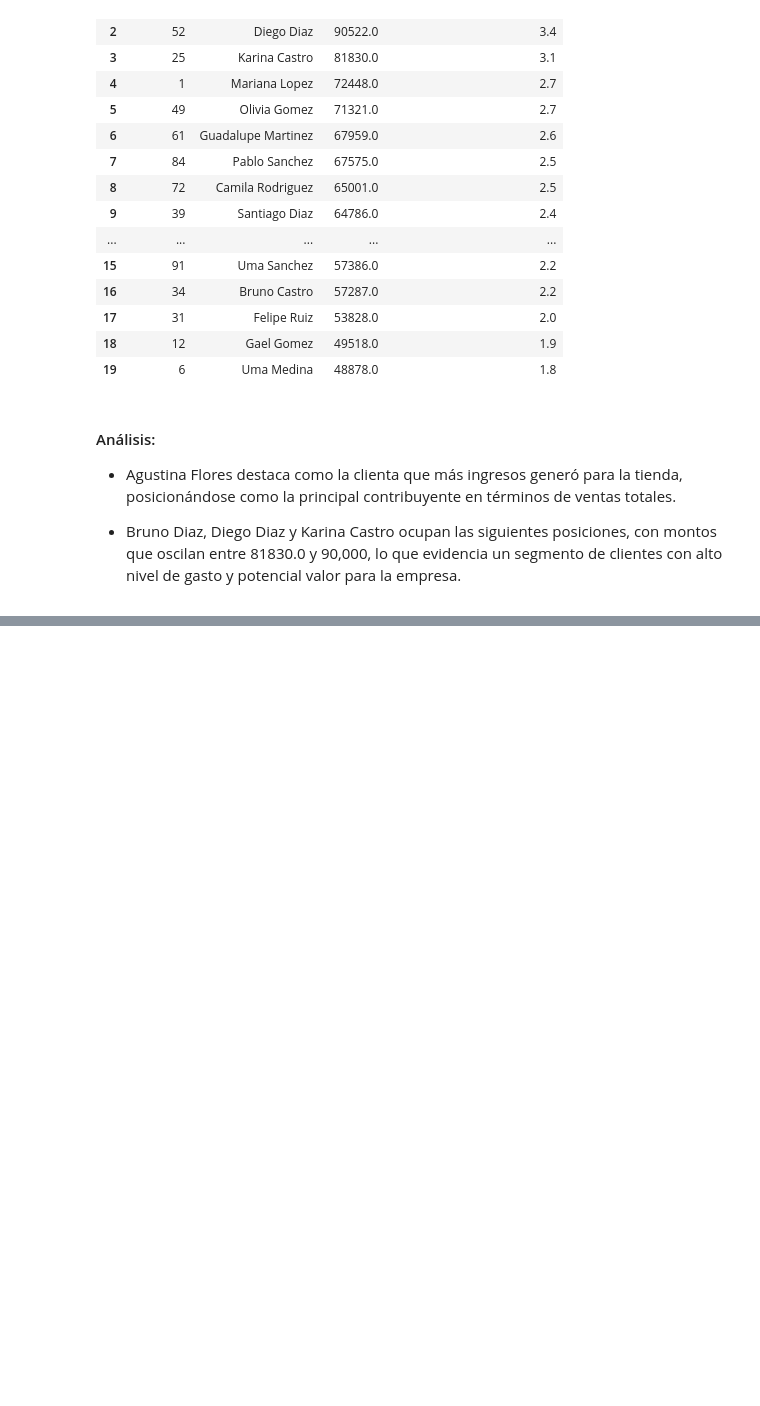
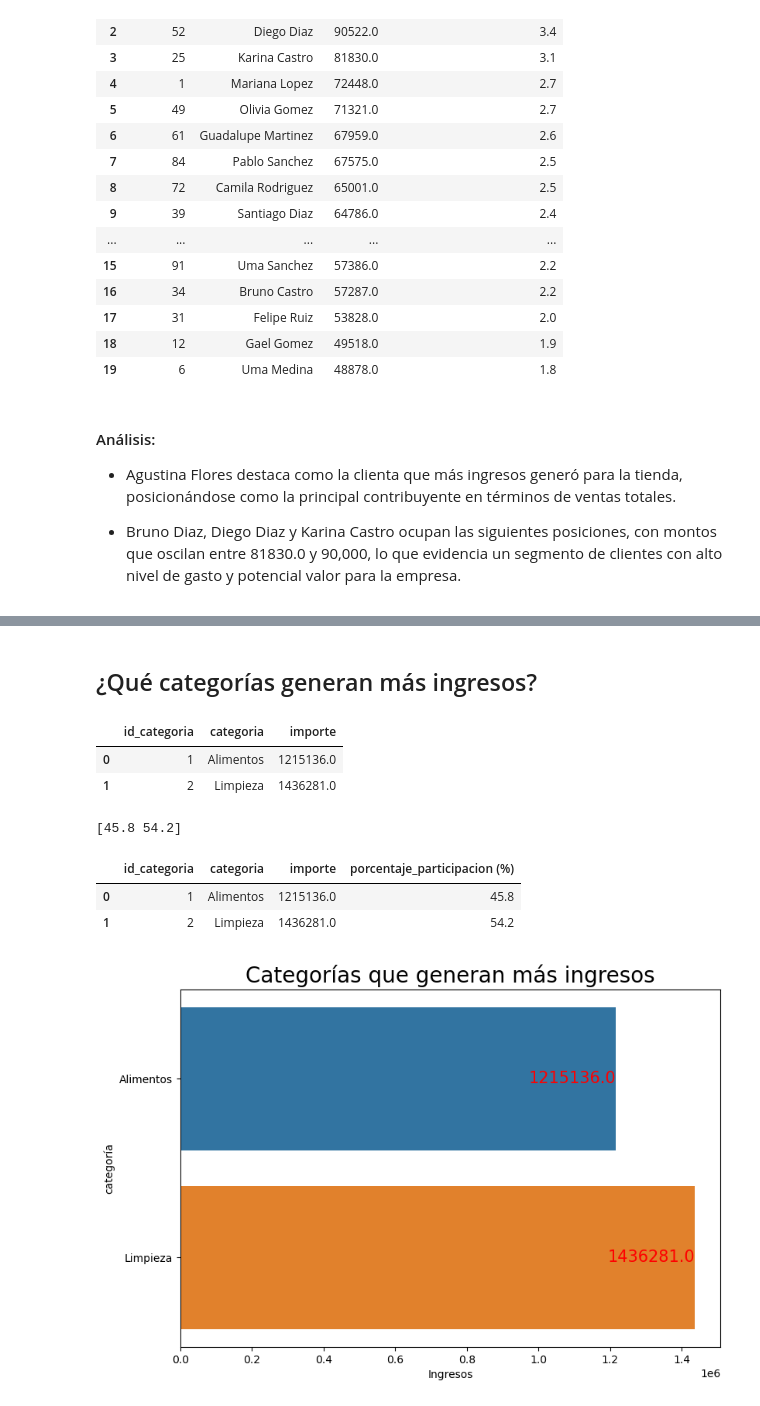
Before and after one commit to Marcio26Mallqui/Tienda-Aurelion, a Jupyter notebook: Análisis Exploratorio de datos.ipynb, the cells around one changed output, grey strips where cells are left out. Saved outputs shown, nothing was run; the diff lists cells and outputs as text; code cells hidden in the pictures; blank space fills up the shorter version.

```diff
--- a/Análisis Exploratorio de datos.ipynb
+++ b/Análisis Exploratorio de datos.ipynb
@@ -709,0 +885,48 @@ OperationalError: (pyodbc.OperationalError) ('08001', "[08001] [Microsoft][ODBC
+# %% [markdown]
+## ¿Qué categorías generan más ingresos?
+# %%
+query_categoria_importe = '''
+                            SELECT ct.id_categoria, ct.categoria, SUM(dv.cantidad * dv.precio_unitario) AS importe FROM dbo.detalle_ventas dv
+                            INNER JOIN dbo.productos prod ON prod.id_producto = dv.id_producto
+                            INNER JOIN dbo.categorias ct ON ct.id_categoria = prod.id_categoria
+                            GROUP BY ct.id_categoria, ct.categoria;
+                           '''
+df_categoria_importe = pd.read_sql(query_categoria_importe, con)
+df_categoria_importe
+# %% [output]
+|  | id_categoria | categoria | importe |
+| 0 | 1 | Alimentos | 1215136.0 |
+| 1 | 2 | Limpieza | 1436281.0 |
+# %%
+porcentaje_participacion_categorias = np.zeros(len(df_categoria_importe))
+
+for i in range(len(df_categoria_importe)):
+    porcentaje_participacion_categorias[i]= round((df_categoria_importe['importe'][i]/df_categoria_importe['importe'].sum())*100,1)
+
+print(porcentaje_participacion_categorias)
+# %% [output]
+[45.8 54.2]
+# %%
+df_categoria_importe['porcentaje_participacion (%)'] = porcentaje_participacion_categorias
+# %%
+df_categoria_importe
+# %% [output]
+|  | id_categoria | categoria | importe | porcentaje_participacion (%) |
+| 0 | 1 | Alimentos | 1215136.0 | 45.8 |
+| 1 | 2 | Limpieza | 1436281.0 | 54.2 |
+# %%
+# Visualizaciones
+plt.figure(figsize=(9, 6))
+
+sns.barplot(df_categoria_importe, y='categoria', x='importe')
+plt.xlabel('Ingresos')
+plt.ylabel('categoría')
+plt.title('Categorías que generan más ingresos', fontsize = 20)
+
+# Añadir etiquetas con los valores
+for i, value in enumerate(df_categoria_importe['importe']):
+    plt.text(value - 0.5, i, str(value),
+             ha='right', va='center',
+             fontsize=15, color='red')
+# %% [output]
+[figure, added]
```
Also changed, not shown: parts of 47 cells of this notebook.
